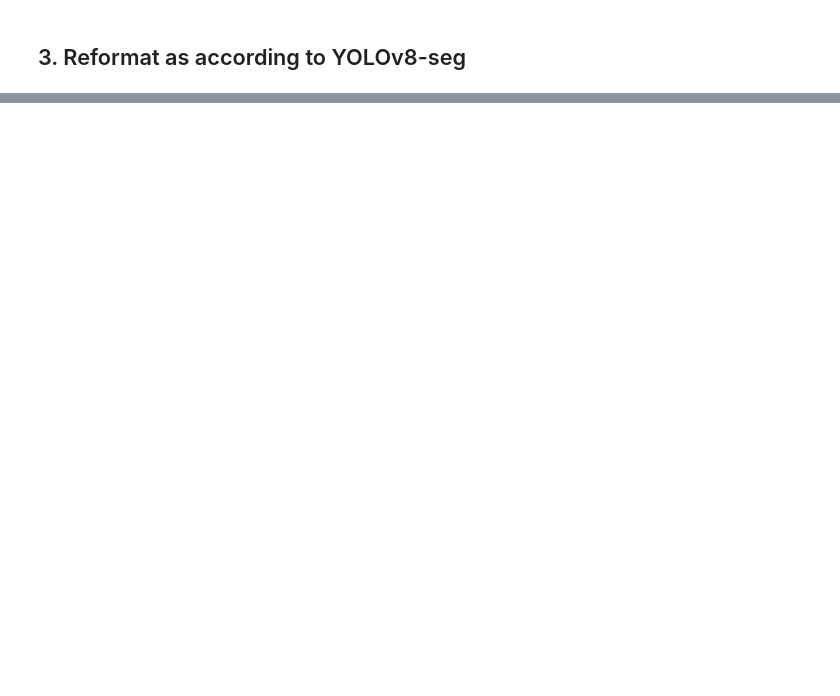
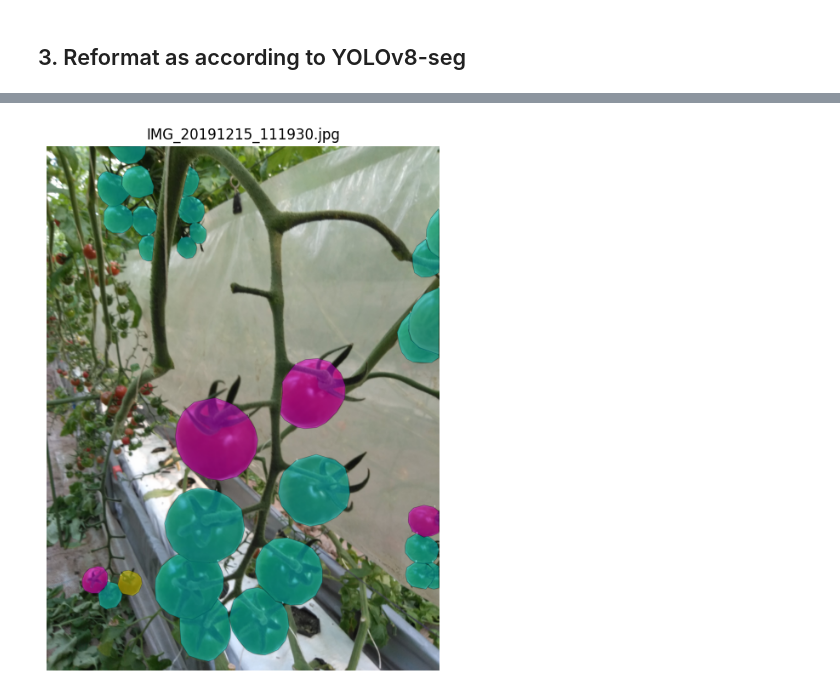
Before and after one commit to sagar16812/TomatoScope, a Jupyter notebook: src/tomato_detection_and_counting/Tomato_Detection_and_Counting.ipynb, the cells around one changed output, grey strips where cells are left out. Saved outputs shown, nothing was run; the diff lists cells and outputs as text; code cells hidden in the pictures; blank space fills up the shorter version.

```diff
--- a/src/tomato_detection_and_counting/Tomato_Detection_and_Counting.ipynb
+++ b/src/tomato_detection_and_counting/Tomato_Detection_and_Counting.ipynb
@@ -167,0 +171,83 @@ YOLOv8 dataset prepared at: /gdrive/MyDrive/Datasets/laboro_tomato_yolov8-seg-fo
+# %%
+import random
+import cv2
+import numpy as np
+import matplotlib.pyplot as plt
+from pathlib import Path
+
+def visualize_yolo_seg(images_dir, labels_dir, num_samples=2):
+    # Define colors for classes (expand if needed)
+    COLORS = [
+        (255, 0, 0),    # Class 0 - Red (b_fully_ripened: big tomatoes, fully ripened)
+        (0, 0, 255),    # Class 1 - Blue (b_half_ripened: big tomatoes, half ripened)
+        (0, 255, 0),    # Class 2 - Green (b_green: big tomatoes, not ripe)
+        (255, 0, 255),  # Class 3 - Magenta (l_fully_ripened: cherry tomatoes, fully ripened)
+        (255, 255, 0),  # Class 4 - Cyan (l_half_ripened: cherry tomatoes, half ripened)
+        (0, 255, 255),  # Class 5 - Yellow (l_green: cherry tomatoes, not ripe)
+    ]
+    print('''
+    Red: b_fully_ripened
+    Blue: b_half_ripened
+    Green: b_green
+    Magenta: l_fully_ripened
+    Cyan: l_half_ripened
+    Yellow: l_green
+    ''')
+    image_paths = list(Path(images_dir).glob("*.jpg")) + list(Path(images_dir).glob("*.png"))
+    if not image_paths:
+        print("No images found in:", images_dir)
+        return
+
+    samples = random.sample(image_paths, min(num_samples, len(image_paths)))
+
+    for img_path in samples:
+        label_path = Path(labels_dir) / (img_path.stem + ".txt")
+
+        if not label_path.exists():
+            print(f"No label file for {img_path.name}, skipping.")
+            continue
+
+        img = cv2.imread(str(img_path))
+        img = cv2.cvtColor(img, cv2.COLOR_BGR2RGB)
+        overlay = img.copy()
+        h, w, _ = img.shape
+
+        with open(label_path, 'r') as f:
+            lines = f.readlines()
+
+        for line in lines:
+            parts = line.strip().split()
+            cls_id = int(parts[0])
+            coords = list(map(float, parts[1:]))
+
+            polygon = [(int(coords[i] * w), int(coords[i+1] * h)) for i in range(0, len(coords), 2)]
+            pts = np.array(polygon, np.int32).reshape((-1, 1, 2))
+
+            # Get color for this class
+            color = COLORS[cls_id % len(COLORS)]
+
+            # Fill polygon
+            cv2.fillPoly(overlay, [pts], color)
+
+            # Draw outline
+            cv2.polylines(img, [pts], isClosed=True, color=(0, 0, 0), thickness=2)
+
+            # Add class label
+            cv2.putText(img, str(cls_id), polygon[0], cv2.FONT_HERSHEY_SIMPLEX, 0.6, (255, 255, 255), 2)
+
+        # Blend filled overlay with original image for transparency
+        img = cv2.addWeighted(overlay, 0.4, img, 0.6, 0)
+
+        plt.figure(figsize=(8, 8))
+        plt.imshow(img)
+        plt.axis("off")
+        plt.title(img_path.name)
+        plt.show()
+
+# Example usage
+visualize_yolo_seg(
+    images_dir="/gdrive/MyDrive/Datasets/laboro_tomato_yolov8-seg-format/train/images",
+    labels_dir="/gdrive/MyDrive/Datasets/laboro_tomato_yolov8-seg-format/train/labels",
+    num_samples=2
+)
+# %% [output]
@@ -167,0 +260 @@ YOLOv8 dataset prepared at: /gdrive/MyDrive/Datasets/laboro_tomato_yolov8-seg-fo
+[figure, added]
```
Also changed, not shown: parts of 18 cells of this notebook.
